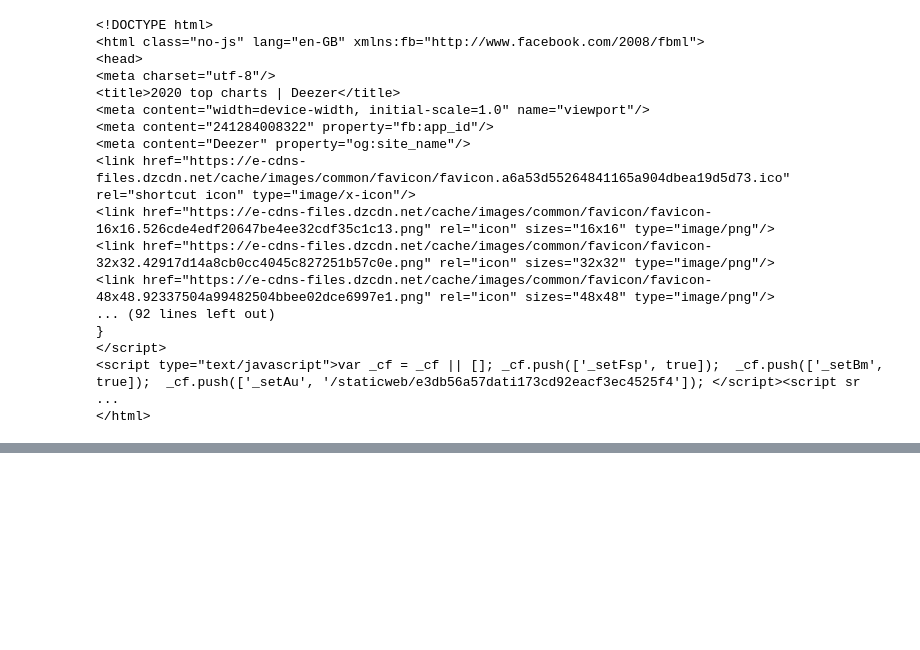
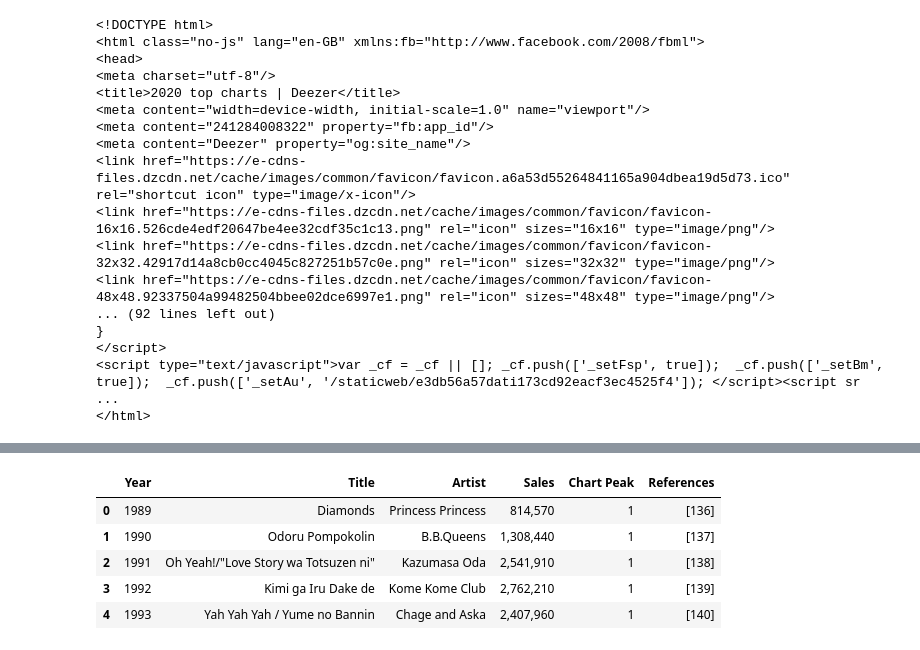
Before and after one commit to tgadf/charts, a Jupyter notebook: Japan.ipynb, the cells around one changed output, grey strips where cells are left out. Saved outputs shown, nothing was run; the diff lists cells and outputs as text; code cells hidden in the pictures; blank space fills up the shorter version.

```diff
--- a/Japan.ipynb
+++ b/Japan.ipynb
@@ -322,0 +516,42 @@ bsdata
+# %%
+txt="""Year	Title	Artist	Sales	Chart Peak	References
+1989	"Diamonds"	Princess Princess	814,570	1	[136]
+1990	"Odoru Pompokolin"	B.B.Queens	1,308,440	1	[137]
+1991	"Oh Yeah!"/"Love Story wa Totsuzen ni"	Kazumasa Oda	2,541,910	1	[138]
+1992	"Kimi ga Iru Dake de"	Kome Kome Club	2,762,210	1	[139]
+1993	"Yah Yah Yah / Yume no Bannin"	Chage and Aska	2,407,960	1	[140]
+1994	"Innocent World"	Mr. Children	1,812,970	1	[141]
+1995	"Love Love Love"/"Arashi ga Kuru"	Dreams Come True	2,351,940	1	[142]
+1996	"Namonaki Uta"	Mr. Children	2,302,910	1	[143]
+1997	"Can You Celebrate?"	Namie Amuro	2,223,090	1	[144]
+1998	"Yuuwaku"	GLAY	1,611,920	1	[145]
+1999	"Dango 3 Kyodai"	Kentarō Hayami, Ayumi Shigemori, Himawari Kids and Dango Gasshōdan	2,918,220	1	[146]
+2000	"Tsunami"	Southern All Stars	2,886,940	1	[147]
+2001	"Can You Keep a Secret?"	Utada Hikaru	1,484,940	1	[148]
+2002	"H"	Ayumi Hamasaki	1,000,260	1	[149]
+2003	"Sekai ni Hitotsu Dake no Hana"	SMAP	2,108,565	1	[150]
+2004	"Hitomi o Tojite"	Ken Hirai	834,448	2	[151]
+2005	"Seishun Amigo"	Shūji to Akira	945,315	1	[152]
+2006	"Real Face"	KAT-TUN	1,038,923	1	[153]
+2007	"Sen no Kaze ni Natte"	Masafumi Akikawa	1,115,499	1	[154]
+2008	"Truth/Kaze no Mukō e"	Arashi	618,229	1	[155]
+2009	"Believe/Kumorinochi, Kaisei"	Arashi, Kenta Yano starring Satoshi Ohno	656,676	1	[156]
+2010	"Beginner"	AKB48	954,283	1	[157]
+2011	"Flying Get"	AKB48	1,587,229	1	[158]
+2012	"Manatsu no Sounds Good!"	AKB48	1,820,056	1	[159]
+2013	"Sayonara Crawl"	AKB48	1,955,162	1	[160]
+2014	"Labrador Retriever"	AKB48	1,786,825	1	[161]
+2015	"Bokutachi wa Tatakawanai"	AKB48	1,782,707	1	[162]
+2016	"Tsubasa wa Iranai"	AKB48	1,519,387	1	[163]
+2017	"Negaigoto no Mochigusare"	AKB48	1,391,691	1	[164]
+2018	"Teacher Teacher"	AKB48	1,819,237	1
+2019	"Sustainable"	AKB48		1	"""
+japanese_singles_sales_byyear = read_csv(StringIO(txt), delimiter="\t")
+japanese_singles_sales_byyear.head()
+# %% [output]
+|  | Year | Title | Artist | Sales | Chart Peak | References |
+| 0 | 1989 | Diamonds | Princess Princess | 814,570 | 1 | [136] |
+| 1 | 1990 | Odoru Pompokolin | B.B.Queens | 1,308,440 | 1 | [137] |
+| 2 | 1991 | Oh Yeah!/"Love Story wa Totsuzen ni" | Kazumasa Oda | 2,541,910 | 1 | [138] |
+| 3 | 1992 | Kimi ga Iru Dake de | Kome Kome Club | 2,762,210 | 1 | [139] |
+| 4 | 1993 | Yah Yah Yah / Yume no Bannin | Chage and Aska | 2,407,960 | 1 | [140] |
```
Also changed, not shown: parts of 42 cells of this notebook, 6 other files.
